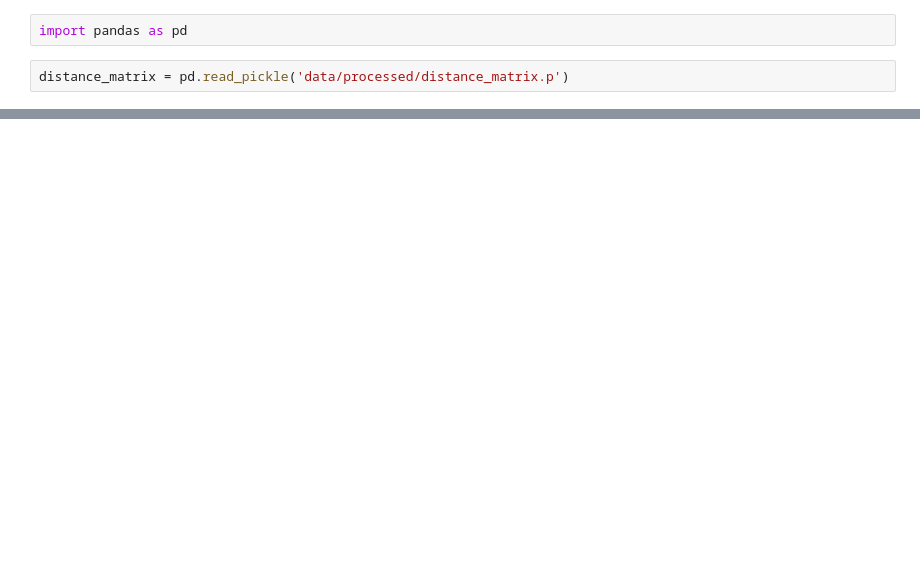
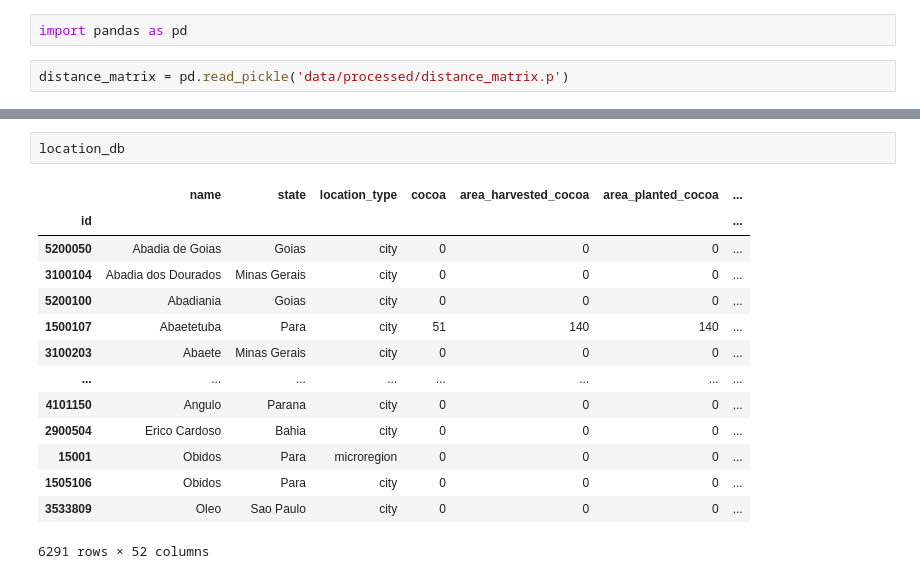
Before and after one commit to DiegoCostaLopes/UreaOpt, a Jupyter notebook: data_exploration.ipynb, the cells around one changed output, grey strips where cells are left out. Cells and saved outputs as stored; diff of their text form; blank space fills up the shorter version.

```diff
--- a/data_exploration.ipynb
+++ b/data_exploration.ipynb
@@ -10,3 +18,20 @@ sources = ['rice_husk', 'coffee_husk', 'corn_stover', 'soy_straw', 'sugarcane_st
+# %%
+location_db
+# %% [output]
+|  | name | state | location_type | cocoa | area_harvested_cocoa | area_planted_cocoa | ... |
+| id |  |  |  |  |  |  | ... |
+| 5200050 | Abadia de Goias | Goias | city | 0 | 0 | 0 | ... |
+| 3100104 | Abadia dos Dourados | Minas Gerais | city | 0 | 0 | 0 | ... |
+| 5200100 | Abadiania | Goias | city | 0 | 0 | 0 | ... |
+| 1500107 | Abaetetuba | Para | city | 51 | 140 | 140 | ... |
+| 3100203 | Abaete | Minas Gerais | city | 0 | 0 | 0 | ... |
+| ... | ... | ... | ... | ... | ... | ... | ... |
+| 4101150 | Angulo | Parana | city | 0 | 0 | 0 | ... |
+| 2900504 | Erico Cardoso | Bahia | city | 0 | 0 | 0 | ... |
+| 15001 | Obidos | Para | microregion | 0 | 0 | 0 | ... |
+| 1505106 | Obidos | Para | city | 0 | 0 | 0 | ... |
+| 3533809 | Oleo | Sao Paulo | city | 0 | 0 | 0 | ... |
+6291 rows × 52 columns
 # %%
 results_main.loc[results_main['urea_sold'] > 0]
 # %% [output]
```
Also changed, not shown: parts of 5 cells of this notebook, 30 other files.
